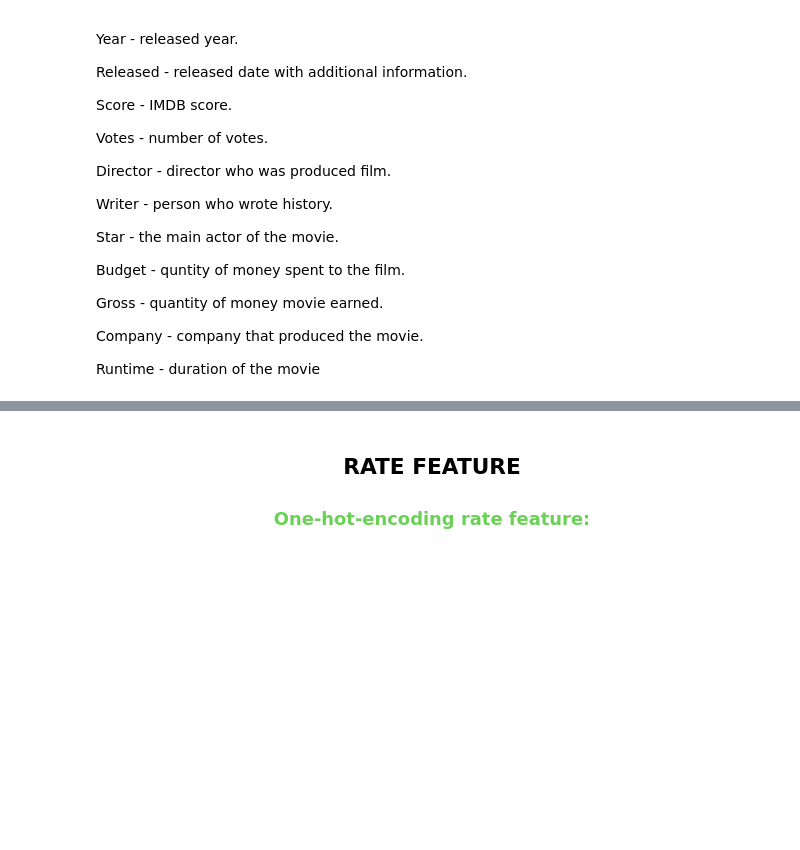
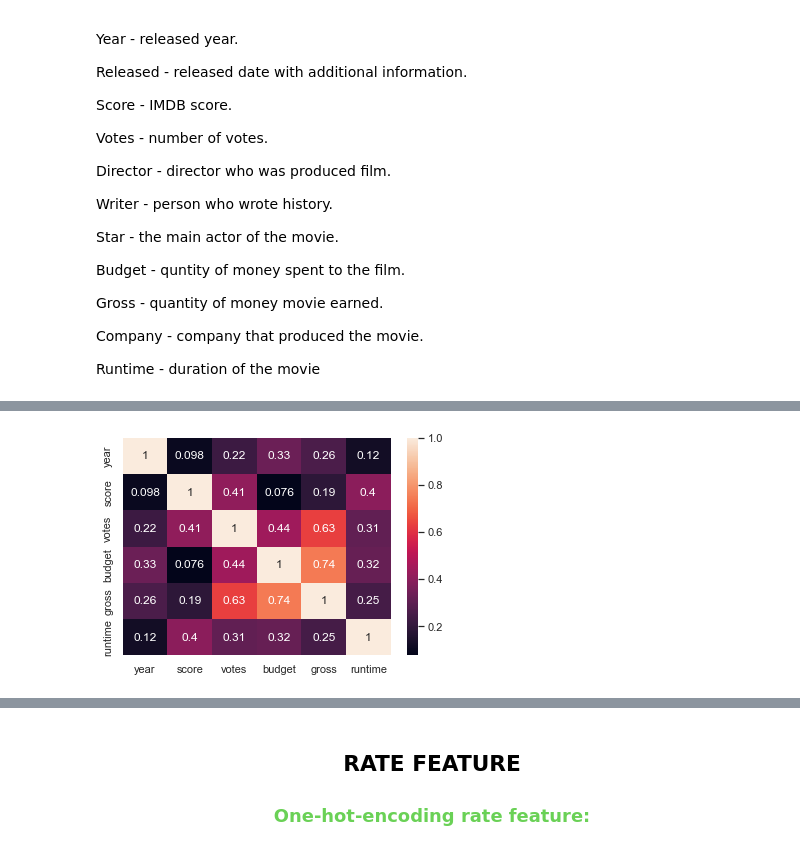
Before and after one commit to Kasterov/BestMovieAnalyzer, a Jupyter notebook: Model_movie_page.ipynb, the cells around one changed output, grey strips where cells are left out. Cells and saved outputs as stored; diff of their text form; code cells hidden in the pictures; blank space fills up the shorter version.

```diff
--- a/Model_movie_page.ipynb
+++ b/Model_movie_page.ipynb
@@ -45,0 +77,10 @@ movie_df_all.head(5)
+# %%
+#Correlation between everything (quantitative)
+#We can watch Corelleation between score in case if we will look at second column:
+
+cor_matrix = movie_df_all.corr(method = "pearson")
+sns.heatmap(cor_matrix, annot = True)
+
+plt.show()
+# %% [output]
+[figure, added]
```
Also changed, not shown: parts of 15 cells of this notebook, 1 other file.
